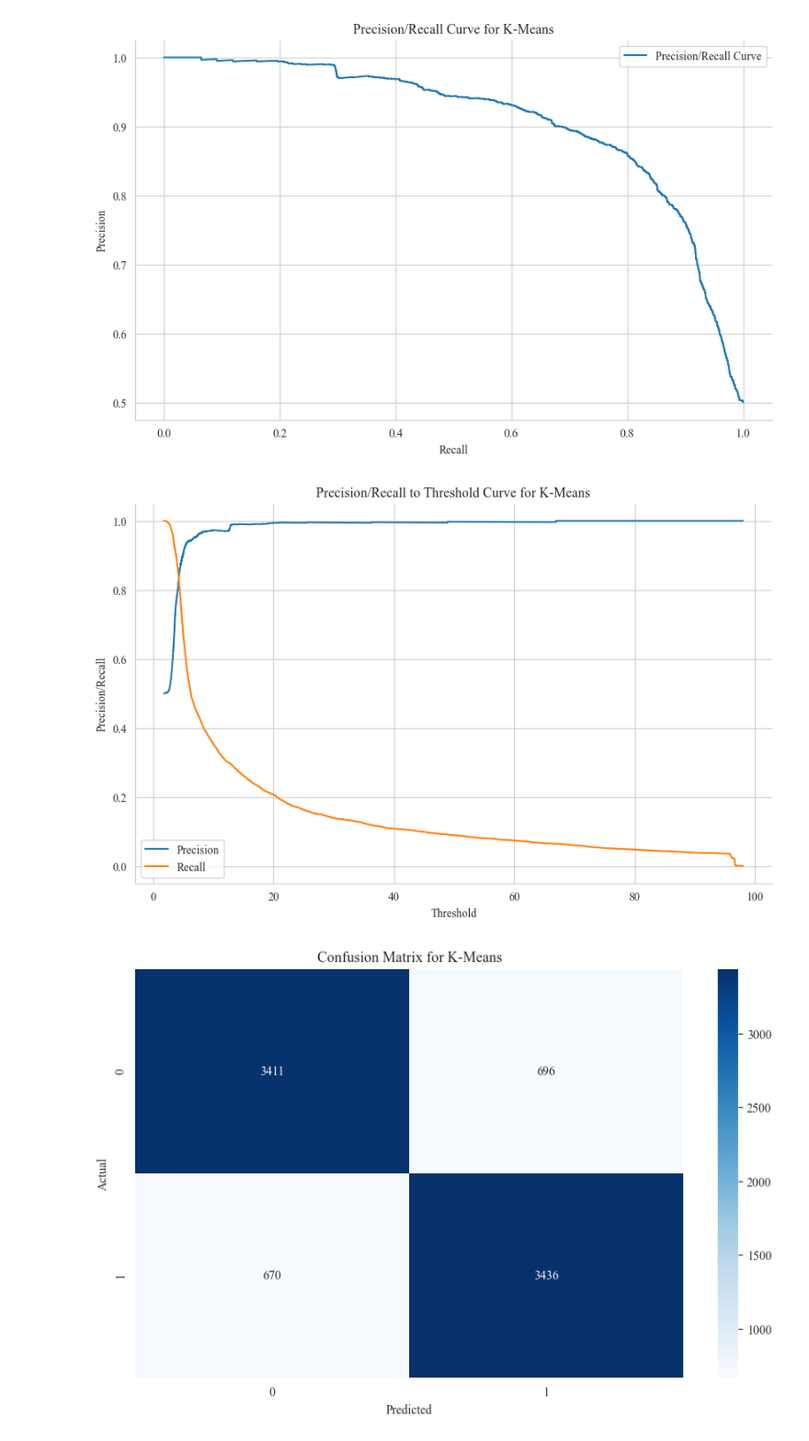
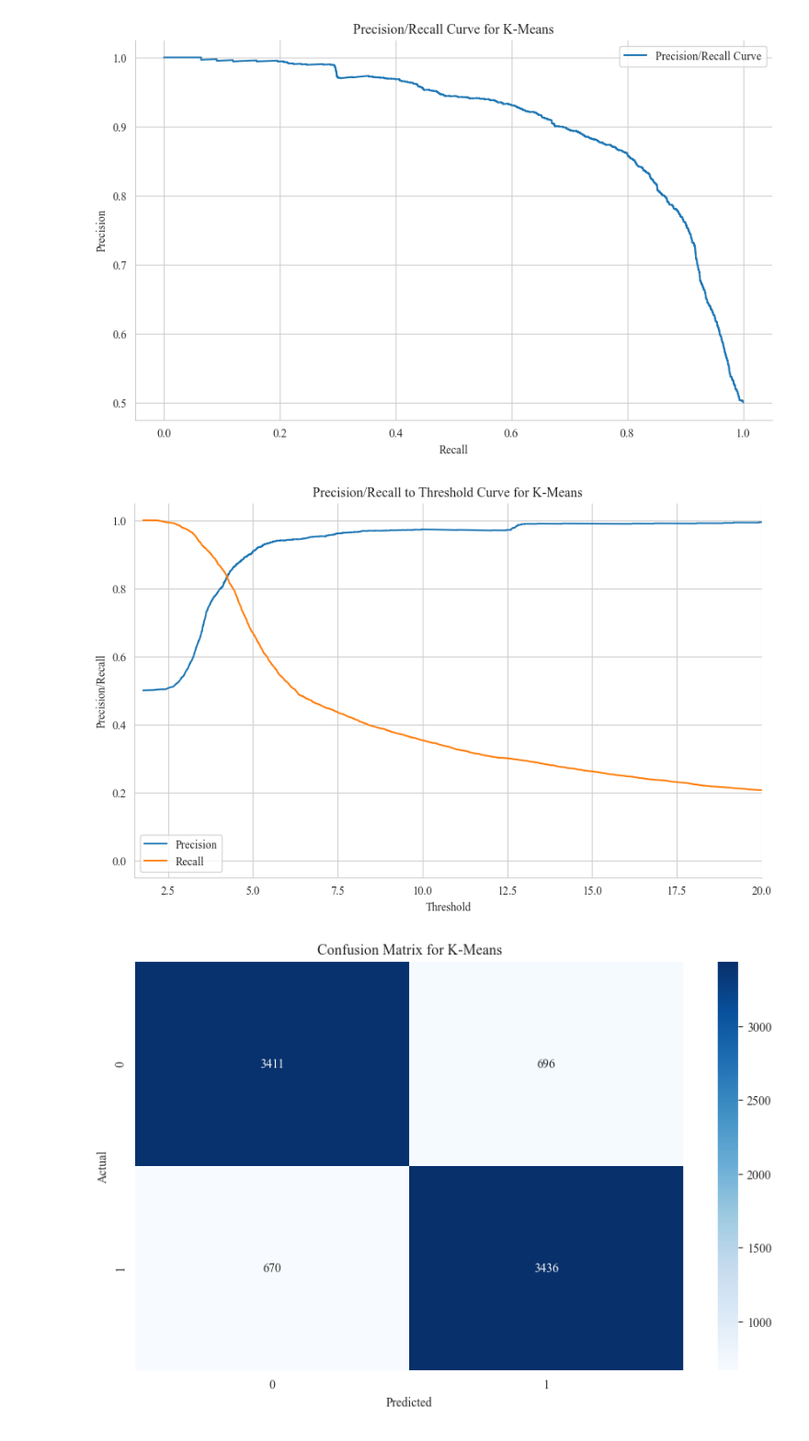
Before and after one commit to dennisjooo/Credit-Fraud-Detector, a Jupyter notebook: fraud.ipynb, the cells around one changed output. Shown: that part at 92% size. Saved outputs shown, nothing was run; the diff lists cells and outputs as text; code cells hidden in the pictures.

```diff
--- a/fraud.ipynb
+++ b/fraud.ipynb
@@ -266,7 +380,7 @@ def plot_roc_curve(label, prediction, title=None, save=False):
     # Displaying the plot
     plt.show()
 # %%
-def plot_pr_threshold(label, prediction, title=None, save=False):
+def plot_pr_threshold(label, prediction, title=None, xlim=(0, 100), save=False):
 
     # Setting up a couple of plot settings
     title = title if title is not None else "the Model"
@@ -283,6 +397,7 @@ def plot_pr_threshold(label, prediction, title=None, save=False):
 
     # Plot settings
     plt.xlabel("Threshold")
+    plt.xlim(xlim)
     plt.ylabel("Precision/Recall")
     plt.title("Precision/Recall to Threshold Curve for {}".format(title))
     plt.legend()
@@ -558,9 +673,9 @@ plot_precision_recall_curve(y_dev, km_distance_dev, title="K-Means")
 [figure]
 # %%
 # Plotting the precision/recall to threshold curve
-plot_pr_threshold(y_dev, km_distance_dev , title="K-Means")
+plot_pr_threshold(y_dev, km_distance_dev , title="K-Means", xlim=(1.5, 20))
 # %% [output]
-[figure, old version]
+[figure, new version]
 # %%
 # Plotting the confusion matrix
 plot_confusion_matrix(y_dev, km_pred_dev , title="K-Means")
```
Also changed, not shown: parts of 30 cells of this notebook.
